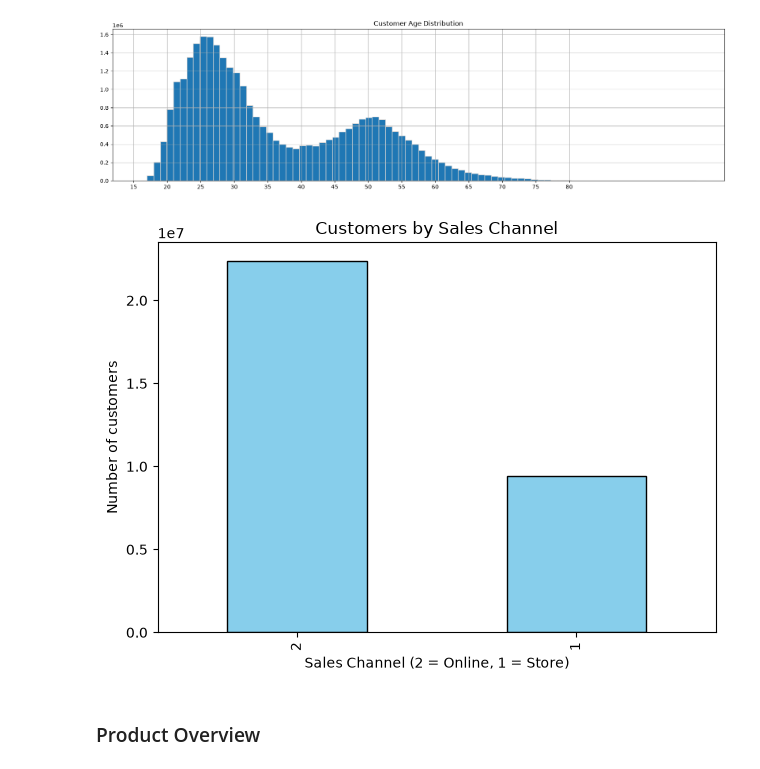
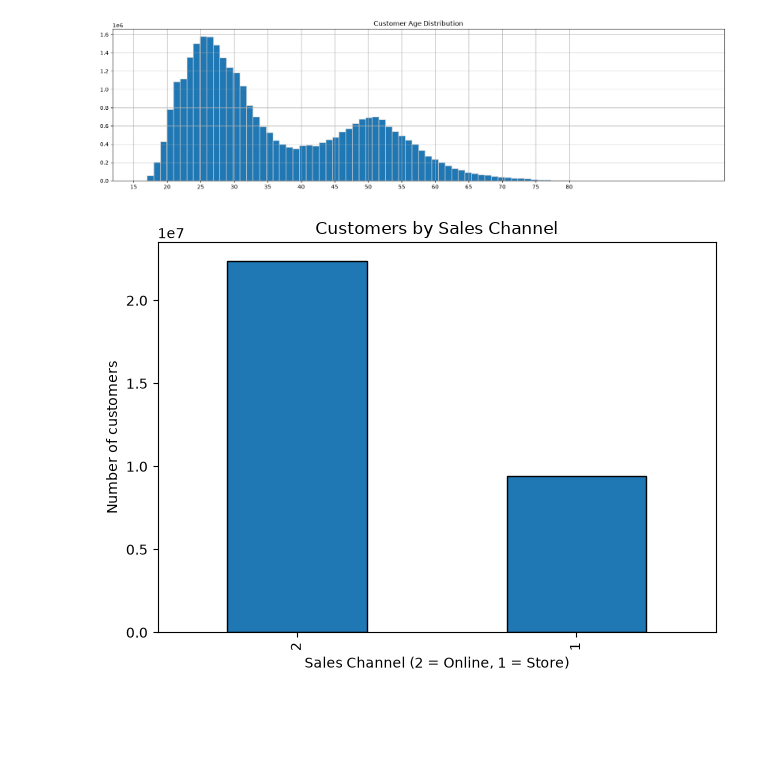
Before and after one commit to peayah/customer_intelligence_system, a Jupyter notebook: 03_exploratory_data_analysis.ipynb, the cells around one changed output. Saved outputs shown, nothing was run; the diff lists cells and outputs as text; code cells hidden in the pictures; blank space fills up the shorter version.

```diff
--- a/03_exploratory_data_analysis.ipynb
+++ b/03_exploratory_data_analysis.ipynb
@@ -23,13 +23,11 @@ plt.show()
 # %% [output]
 [figure]
 # %%
-df['sales_channel_id'].value_counts().plot.bar(color='skyblue', edgecolor='black')
+df['sales_channel_id'].value_counts().plot.bar( edgecolor='black')
 plt.title('Customers by Sales Channel')
 plt.xlabel('Sales Channel (2 = Online, 1 = Store)')
 plt.ylabel('Number of customers')
 plt.tight_layout()
 plt.show()
 # %% [output]
-[figure, old version]
+[figure, new version]
-# %% [markdown]
-### Product Overview
```
Also changed, not shown: parts of 6 cells of this notebook, 1 other file.
